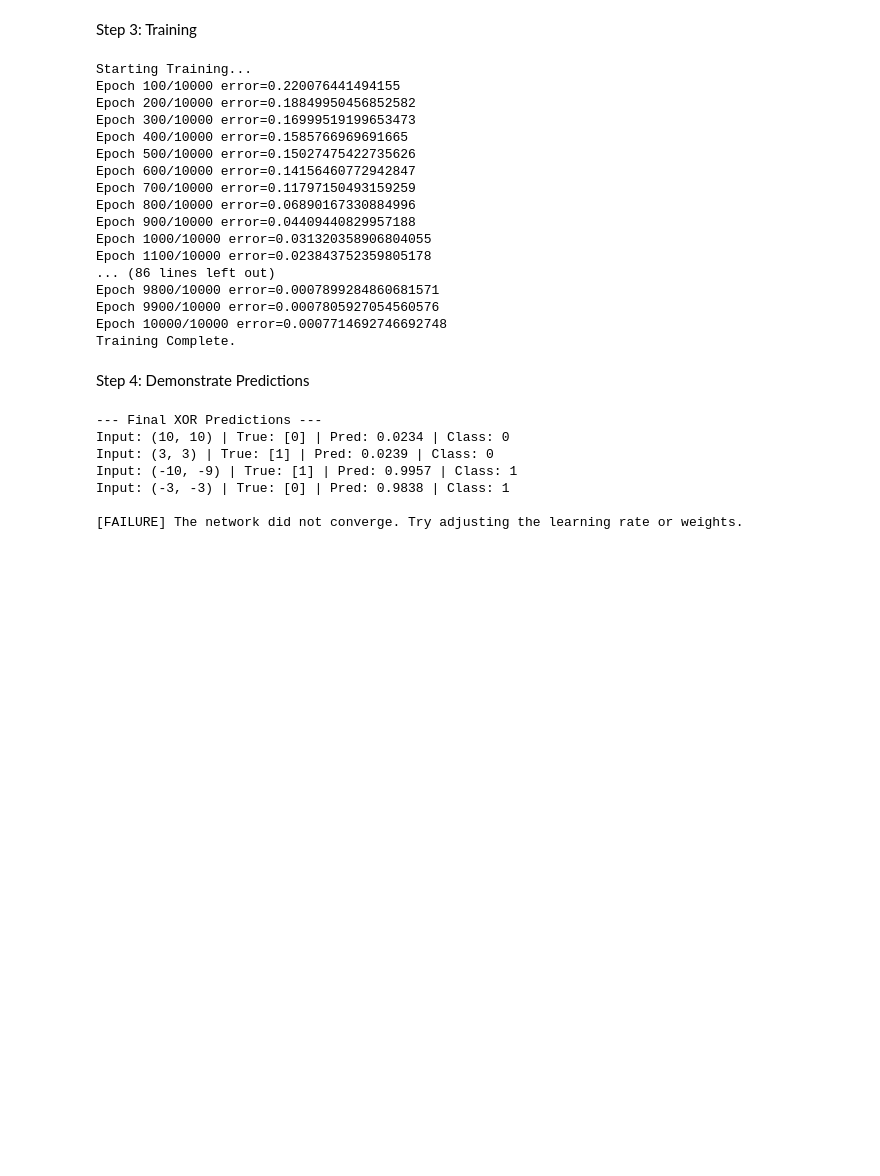
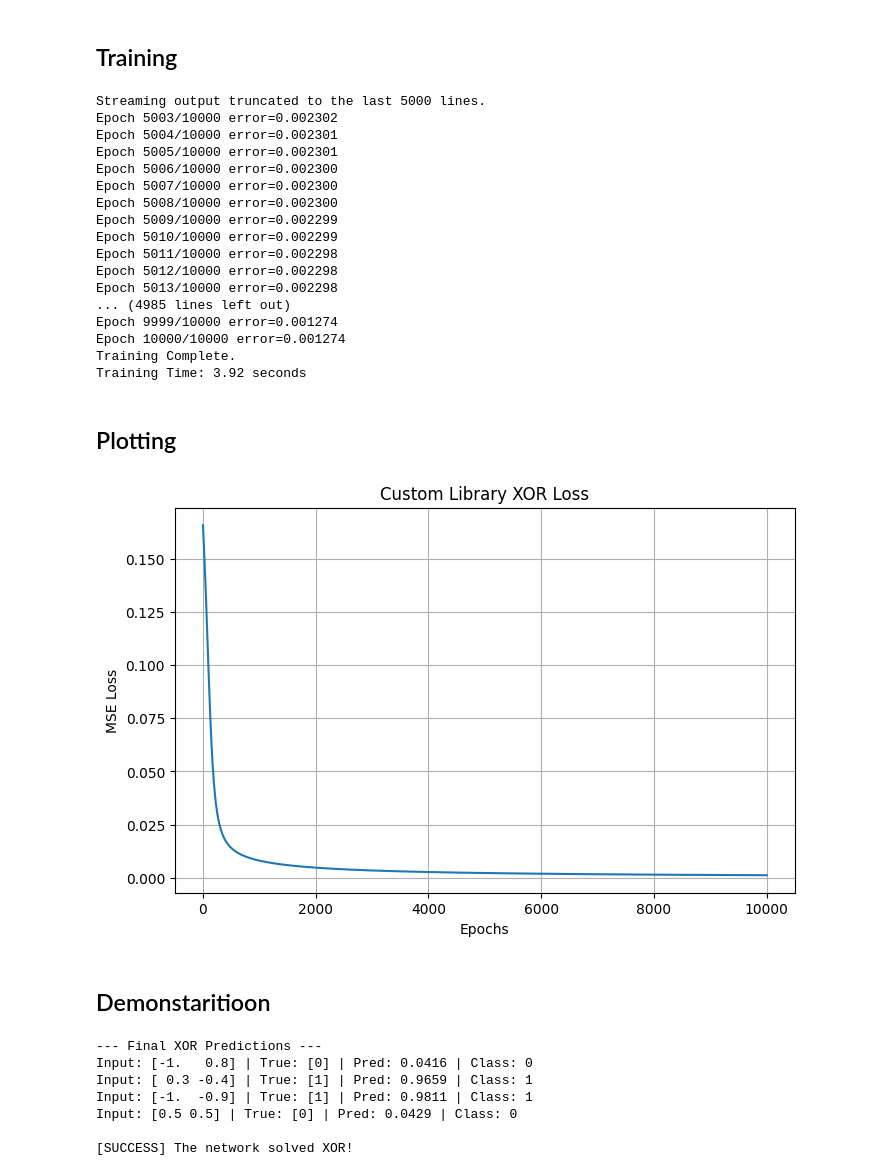
Before and after one commit to mmaarrwa/neural-network-library, a Jupyter notebook: notebooks/project_demo.ipynb, the cells around one changed output. Saved outputs shown, nothing was run; the diff lists cells and outputs as text; code cells hidden in the pictures; blank space fills up the shorter version.

Commit message:
editing in some library files and adding part 2 to the notebook

```diff
--- a/notebooks/project_demo.ipynb
+++ b/notebooks/project_demo.ipynb
@@ -145,12 +159,12 @@ model.add(Tanh())
 model.add(Dense(4, 1))
 # Activation 2: Sigmoid (Output between 0 and 1)
 model.add(Sigmoid())
-# %% [markdown]
-Step 3: Training
+# %% [markdown]
+## Training
 # %%
 # Define Loss and Optimizer
 loss_function = Loss_MSE()
-optimizer = SGD(learning_rate=0.1)
+optimizer = SGD(learning_rate=0.01)
 
 # Compile the model
 model.use(loss_function, optimizer)
@@ -158,31 +172,49 @@ model.use(loss_function, optimizer)
 # Train the network
 # 10,000 epochs is usually enough for XOR to converge
 print("Starting Training...")
-model.train(X, y, epochs=10000)
+
+start_time = time.time()
+history_xor = model.train(X, y, epochs=10000)
+end_time = time.time()
+
+train_time = end_time - start_time
 print("Training Complete.")
+print(f"Training Time: {train_time:.2f} seconds")
 # %% [output]
-Starting Training...
-Epoch 100/10000 error=0.220076441494155
-Epoch 200/10000 error=0.18849950456852582
-Epoch 300/10000 error=0.16999519199653473
-Epoch 400/10000 error=0.1585766969691665
-Epoch 500/10000 error=0.15027475422735626
-Epoch 600/10000 error=0.14156460772942847
-Epoch 700/10000 error=0.11797150493159259
-Epoch 800/10000 error=0.06890167330884996
-Epoch 900/10000 error=0.04409440829957188
-Epoch 1000/10000 error=0.031320358906804055
-Epoch 1100/10000 error=0.023843752359805178
-... (86 lines left out)
-Epoch 9800/10000 error=0.0007899284860681571
-Epoch 9900/10000 error=0.0007805927054560576
-Epoch 10000/10000 error=0.0007714692746692748
+Streaming output truncated to the last 5000 lines.
+Epoch 5003/10000 error=0.002302
+Epoch 5004/10000 error=0.002301
+Epoch 5005/10000 error=0.002301
+Epoch 5006/10000 error=0.002300
+Epoch 5007/10000 error=0.002300
+Epoch 5008/10000 error=0.002300
+Epoch 5009/10000 error=0.002299
+Epoch 5010/10000 error=0.002299
+Epoch 5011/10000 error=0.002298
+Epoch 5012/10000 error=0.002298
+Epoch 5013/10000 error=0.002298
+... (4985 lines left out)
+Epoch 9999/10000 error=0.001274
+Epoch 10000/10000 error=0.001274
 Training Complete.
+Training Time: 3.92 seconds
-# %% [markdown]
-Step 4: Demonstrate Predictions
+# %% [markdown]
+## Plotting
+# %%
+plt.figure(figsize=(8, 5))
+plt.plot(history_xor)
+plt.title('Custom Library XOR Loss')
+plt.xlabel('Epochs')
+plt.ylabel('MSE Loss')
+plt.grid(True)
+plt.show()
+# %% [output]
+[figure, added]
+# %% [markdown]
+## Demonstaritioon
 # %%
 print("\n--- Final XOR Predictions ---")
-X = [(10,10) , (3,3) , (-10,-9) , (-3,-3)]
+X = np.array([(-1.0, 0.8), (0.3, -0.4), (-1.0, -0.9), (0.5, 0.5)])
 output = model.predict(X)
 
 for i in range(len(X)):
@@ -202,9 +234,9 @@ else:
     print("\n[FAILURE] The network did not converge. Try adjusting the learning rate or weights.")
 # %% [output]
 --- Final XOR Predictions ---
-Input: (10, 10) | True: [0] | Pred: 0.0234 | Class: 0
-Input: (3, 3) | True: [1] | Pred: 0.0239 | Class: 0
-Input: (-10, -9) | True: [1] | Pred: 0.9957 | Class: 1
-Input: (-3, -3) | True: [0] | Pred: 0.9838 | Class: 1
+Input: [-1.   0.8] | True: [0] | Pred: 0.0416 | Class: 0
+Input: [ 0.3 -0.4] | True: [1] | Pred: 0.9659 | Class: 1
+Input: [-1.  -0.9] | True: [1] | Pred: 0.9811 | Class: 1
+Input: [0.5 0.5] | True: [0] | Pred: 0.0429 | Class: 0
 
-[FAILURE] The network did not converge. Try adjusting the learning rate or weights.
+[SUCCESS] The network solved XOR!
```
Also changed, not shown: parts of 65 cells of this notebook, 3 other files.
